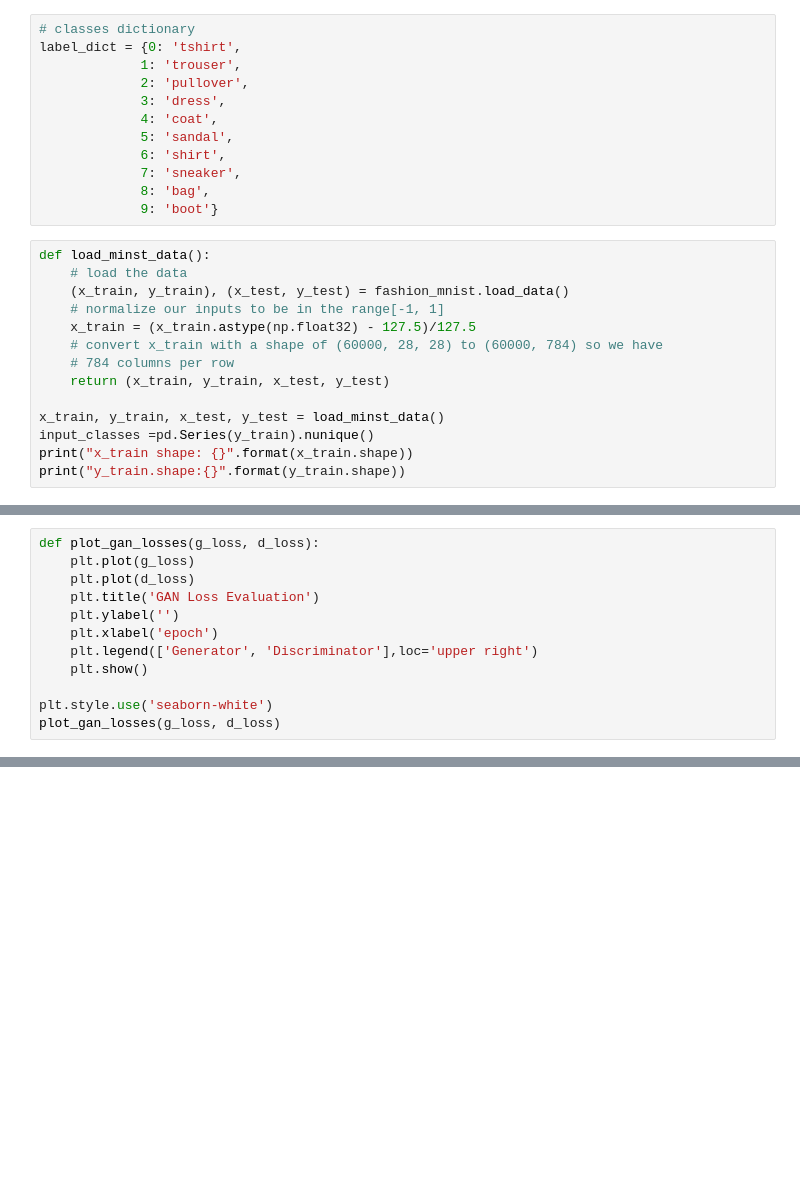
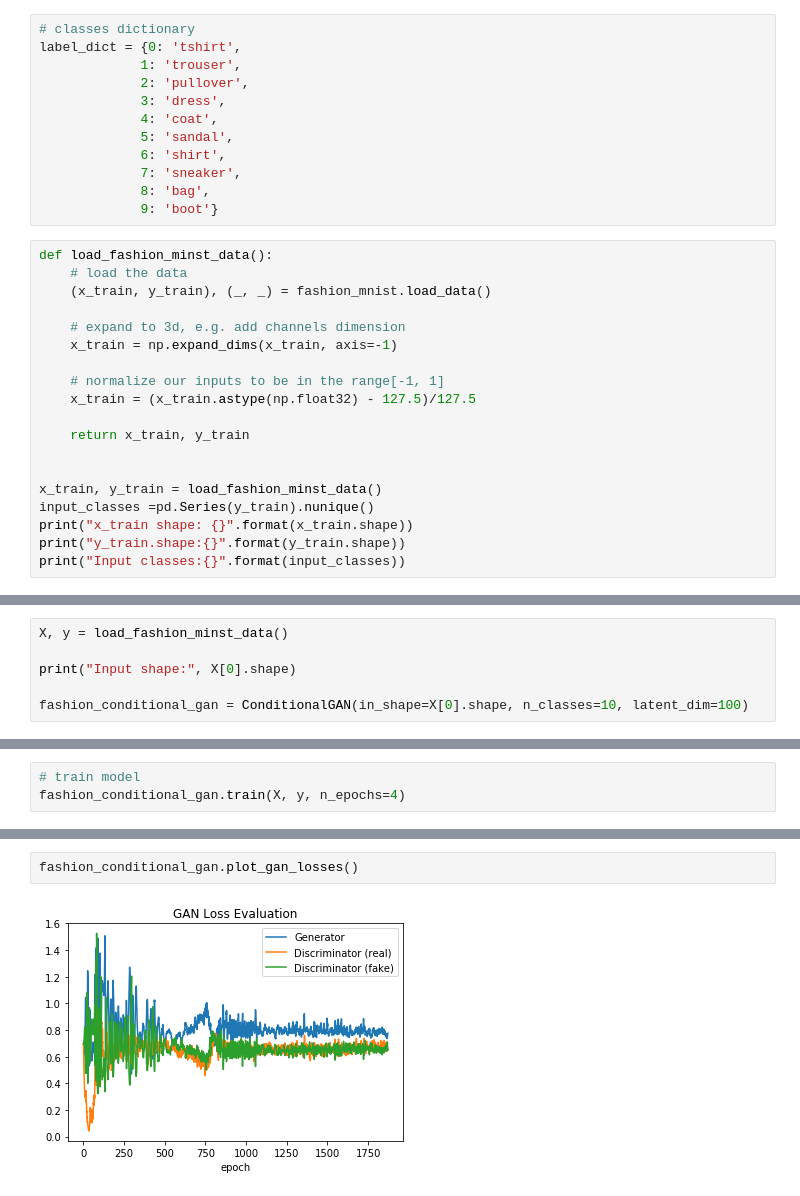
Before and after one commit to FlipWebApps/computer-vision-playground, a Jupyter notebook: GAN/Conditional GAN FMNIST.ipynb, the cells around one changed output, grey strips where cells are left out. Drawn from its saved outputs; the diff is of its cells as text; blank space fills up the shorter version.

Commit message:
Updated conditional GAN sample

```diff
--- a/GAN/Conditional GAN FMNIST.ipynb
+++ b/GAN/Conditional GAN FMNIST.ipynb
@@ -51,17 +45,22 @@ label_dict = {0: 'tshirt',
              8: 'bag',
              9: 'boot'}
 # %%
-def load_minst_data():
+def load_fashion_minst_data():
     # load the data
-    (x_train, y_train), (x_test, y_test) = fashion_mnist.load_data()
+    (x_train, y_train), (_, _) = fashion_mnist.load_data()
+
+    # expand to 3d, e.g. add channels dimension
+    x_train = np.expand_dims(x_train, axis=-1)
+
     # normalize our inputs to be in the range[-1, 1]
     x_train = (x_train.astype(np.float32) - 127.5)/127.5
-    # convert x_train with a shape of (60000, 28, 28) to (60000, 784) so we have
-    # 784 columns per row
-    return (x_train, y_train, x_test, y_test)
 
-x_train, y_train, x_test, y_test = load_minst_data()
+    return x_train, y_train
+
+
+x_train, y_train = load_fashion_minst_data()
 input_classes =pd.Series(y_train).nunique()
 print("x_train shape: {}".format(x_train.shape))
 print("y_train.shape:{}".format(y_train.shape))
+print("Input classes:{}".format(input_classes))
 # %% [output]
@@ -352,12 +304,0 @@ Epoch: 1000 [D loss: 1.859810, acc.: 47.00%, op_acc: 44.00%] [G loss: 1.840368]
-# %%
-def plot_gan_losses(g_loss, d_loss):
-    plt.plot(g_loss)
-    plt.plot(d_loss)
-    plt.title('GAN Loss Evaluation')
-    plt.ylabel('')
-    plt.xlabel('epoch')
-    plt.legend(['Generator', 'Discriminator'],loc='upper right')
-    plt.show()
-
-plt.style.use('seaborn-white')
-plot_gan_losses(g_loss, d_loss)
@@ -365,0 +305,6 @@ plot_gan_losses(g_loss, d_loss)
+# %%
+X, y = load_fashion_minst_data()
+
+print("Input shape:", X[0].shape)
+
+fashion_conditional_gan = ConditionalGAN(in_shape=X[0].shape, n_classes=10, latent_dim=100)
@@ -365,0 +313,3 @@ plot_gan_losses(g_loss, d_loss)
+# %%
+# train model
+fashion_conditional_gan.train(X, y, n_epochs=4)
@@ -365,0 +335,4 @@ plot_gan_losses(g_loss, d_loss)
+# %%
+fashion_conditional_gan.plot_gan_losses()
+# %% [output]
+[figure, added]
```
Also changed, not shown: parts of 17 cells of this notebook.
